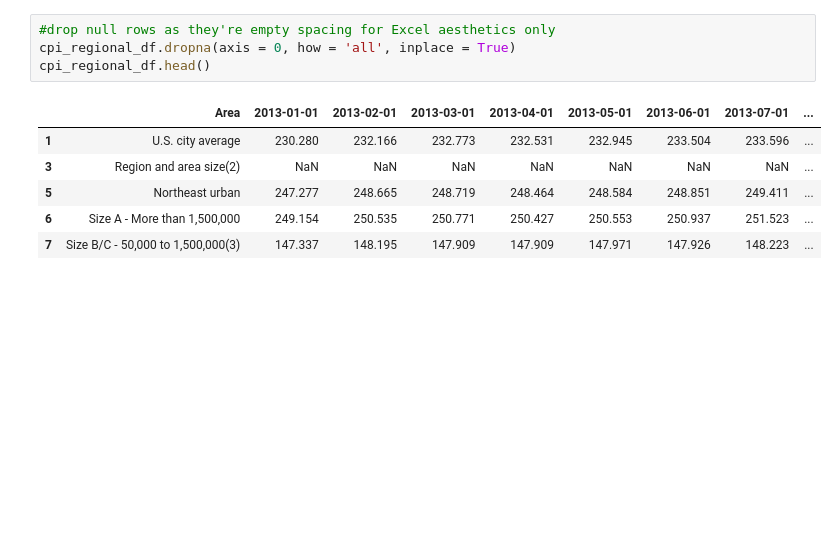
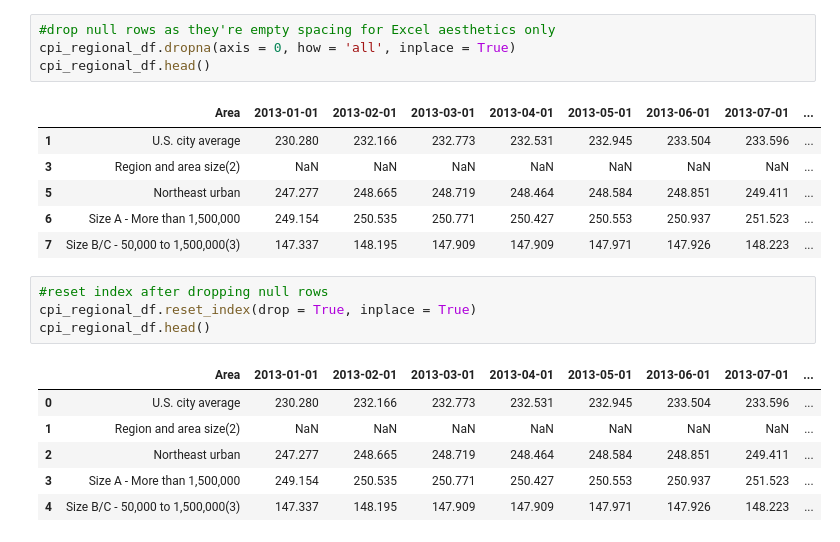
Before and after one commit to belindaho2828/Inflation_Project, a Jupyter notebook: CPI_ECI.ipynb, the cells around one changed output. Drawn from its saved outputs; the diff is of its cells as text; blank space fills up the shorter version.

```diff
--- a/CPI_ECI.ipynb
+++ b/CPI_ECI.ipynb
@@ -320,3 +350,14 @@ cpi_regional_df.head()
 | 5 | Northeast urban | 247.277 | 248.665 | 248.719 | 248.464 | 248.584 | 248.851 | 249.411 | ... |
 | 6 | Size A - More than 1,500,000 | 249.154 | 250.535 | 250.771 | 250.427 | 250.553 | 250.937 | 251.523 | ... |
 | 7 | Size B/C - 50,000 to 1,500,000(3) | 147.337 | 148.195 | 147.909 | 147.909 | 147.971 | 147.926 | 148.223 | ... |
+# %%
+#reset index after dropping null rows
+cpi_regional_df.reset_index(drop = True, inplace = True)
+cpi_regional_df.head()
+# %% [output]
+|  | Area | 2013-01-01 | 2013-02-01 | 2013-03-01 | 2013-04-01 | 2013-05-01 | 2013-06-01 | 2013-07-01 | ... |
+| 0 | U.S. city average | 230.280 | 232.166 | 232.773 | 232.531 | 232.945 | 233.504 | 233.596 | ... |
+| 1 | Region and area size(2) | NaN | NaN | NaN | NaN | NaN | NaN | NaN | ... |
+| 2 | Northeast urban | 247.277 | 248.665 | 248.719 | 248.464 | 248.584 | 248.851 | 249.411 | ... |
+| 3 | Size A - More than 1,500,000 | 249.154 | 250.535 | 250.771 | 250.427 | 250.553 | 250.937 | 251.523 | ... |
+| 4 | Size B/C - 50,000 to 1,500,000(3) | 147.337 | 148.195 | 147.909 | 147.909 | 147.971 | 147.926 | 148.223 | ... |
```
Also changed, not shown: parts of 18 cells of this notebook, 5 other files.
